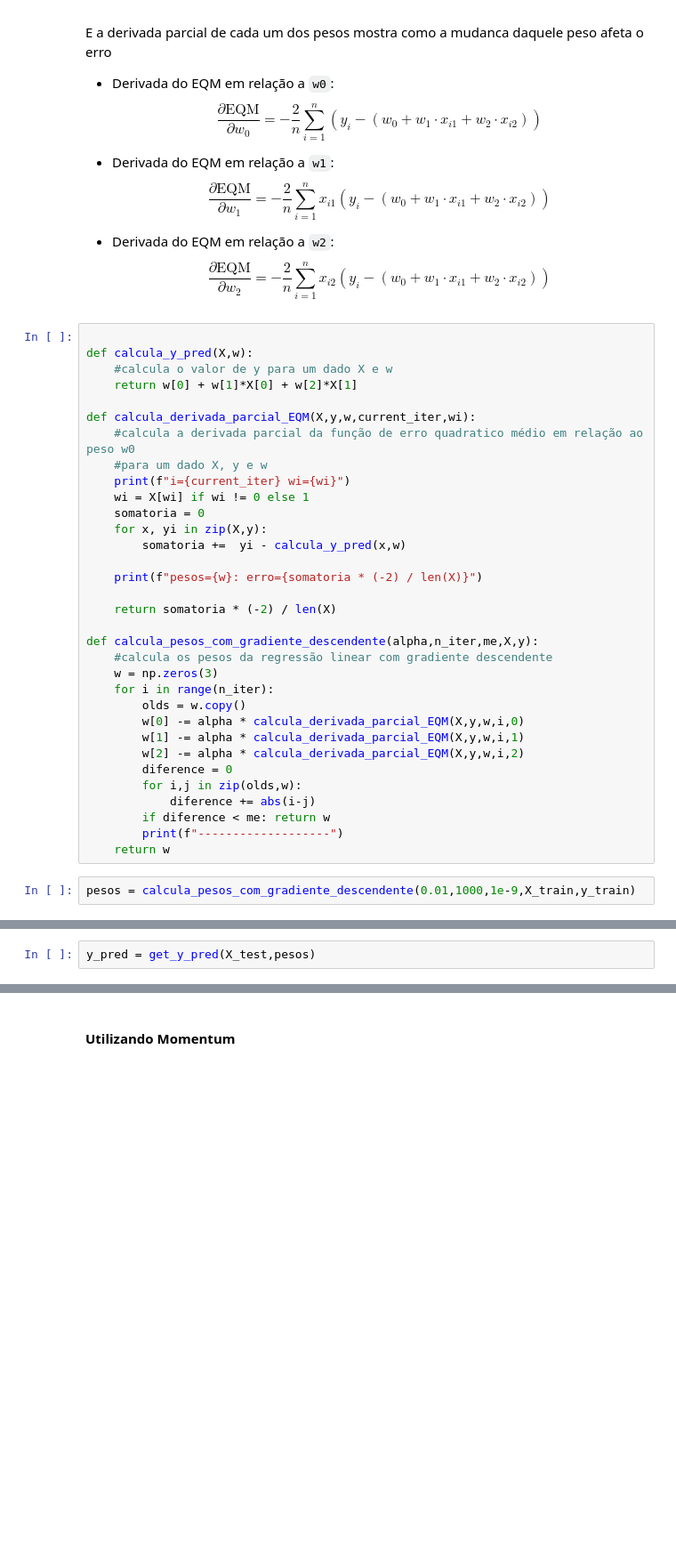
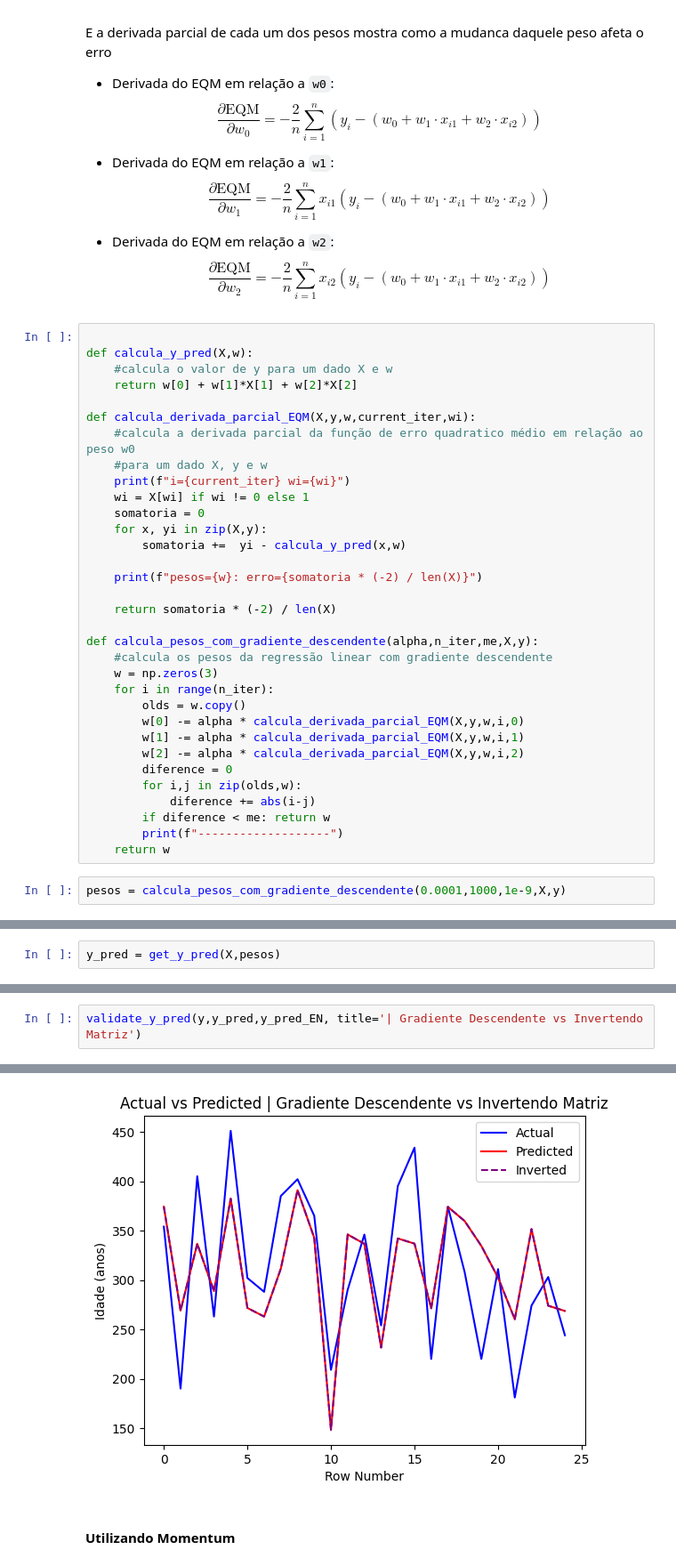
Before and after one commit to KndHvH/367, a Jupyter notebook: POLI/Estat/26.03/exercicio/code.ipynb, the cells around one changed output, grey strips where cells are left out. Shown at 89% size. Cells and saved outputs as stored; diff of their text form; blank space fills up the shorter version.

```diff
--- a/POLI/Estat/26.03/exercicio/code.ipynb
+++ b/POLI/Estat/26.03/exercicio/code.ipynb
@@ -218,7 +227,7 @@ E a derivada parcial de cada um dos pesos mostra como a mudanca daquele peso afe
 
 def calcula_y_pred(X,w):
     #calcula o valor de y para um dado X e w
-    return w[0] + w[1]*X[0] + w[2]*X[1]
+    return w[0] + w[1]*X[1] + w[2]*X[2]
 
 def calcula_derivada_parcial_EQM(X,y,w,current_iter,wi):
     #calcula a derivada parcial da função de erro quadratico médio em relação ao peso w0
@@ -248,6 +257,6 @@ def calcula_pesos_com_gradiente_descendente(alpha,n_iter,me,X,y):
         print(f"-------------------")
     return w
 # %%
-pesos = calcula_pesos_com_gradiente_descendente(0.01,1000,1e-9,X_train,y_train)
+pesos = calcula_pesos_com_gradiente_descendente(0.0001,1000,1e-9,X,y)
 # %% [output]
 i=0 wi=0
@@ -270,2 +279,2 @@ pesos=[ 5.74572014  5.63080574 -1.97078201]: erro=1.985338826671068e-09
 # %%
-y_pred = get_y_pred(X_test,pesos)
+y_pred = get_y_pred(X,pesos)
@@ -282,0 +291,3 @@ Mean Absolute Error: 75.32
+# %%
+validate_y_pred(y,y_pred,y_pred_EN, title='| Gradiente Descendente vs Invertendo Matriz')
+# %% [output]
@@ -283,3 +297,4 @@ Mean Absolute Error: 75.32
+[figure, added]
 # %% [markdown]
 #### Utilizando Momentum
 # %%
```
Also changed, not shown: parts of 19 cells of this notebook.
